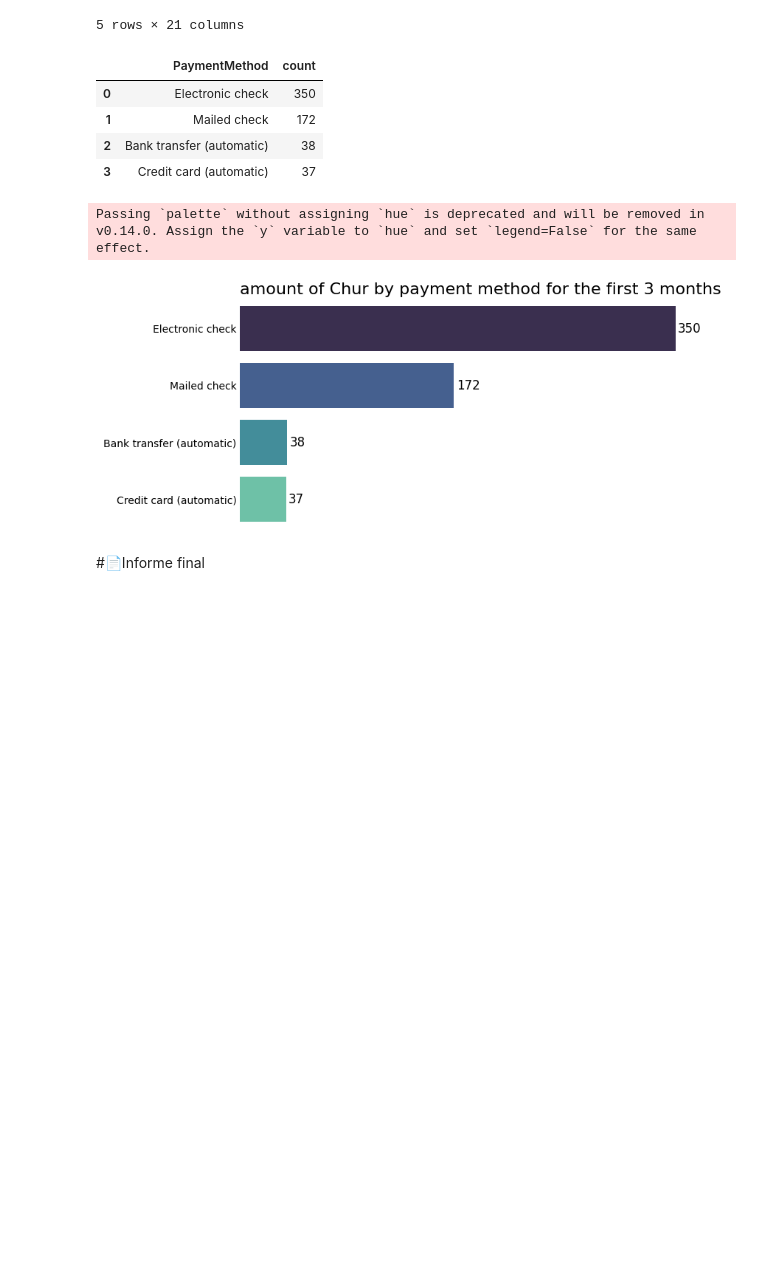
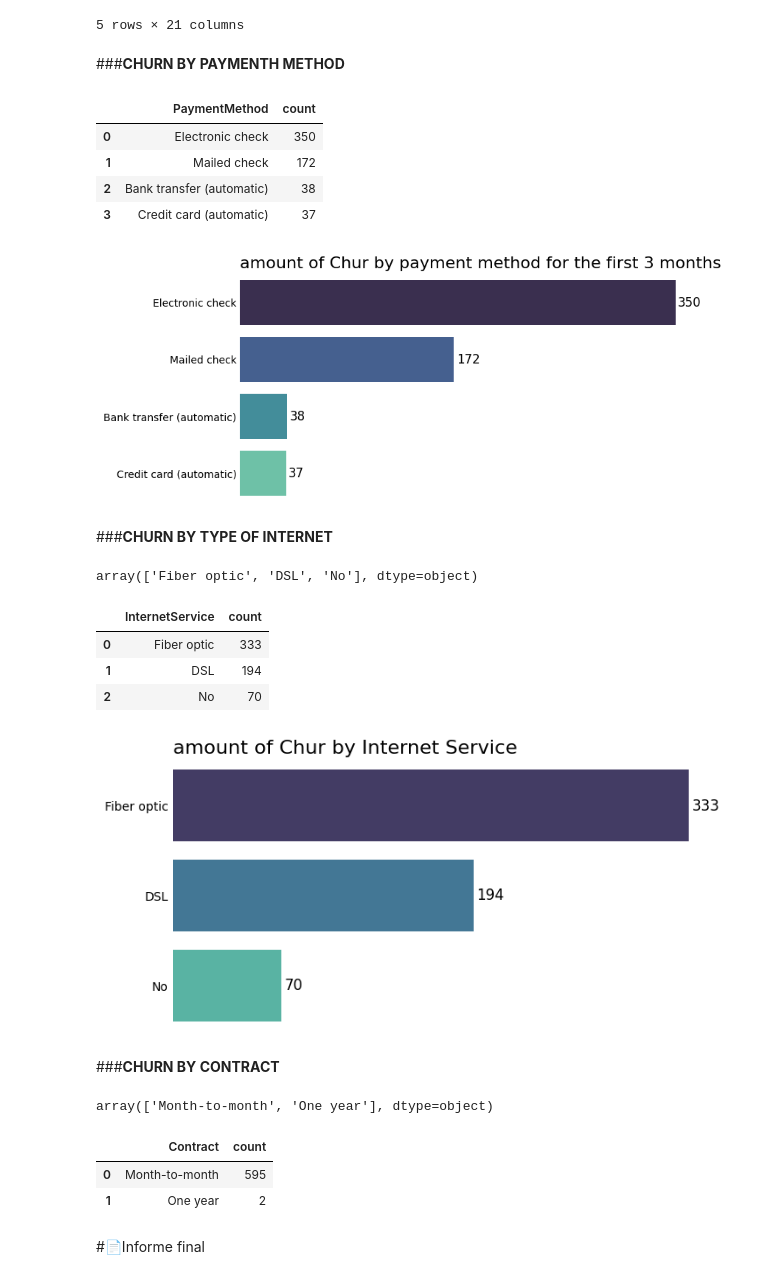
Before and after one commit to dialejo/Telecom-x, a Jupyter notebook: telecom_x_churn_analysis.ipynb, the cells around one changed output. Cells and saved outputs as stored; diff of their text form; code cells hidden in the pictures; blank space fills up the shorter version.

Commit message:
analisis

```diff
--- a/telecom_x_churn_analysis.ipynb
+++ b/telecom_x_churn_analysis.ipynb
@@ -457,6 +468,8 @@ df_analisis_02_tenurer.head()
 | 41 | 0067-DKWBL | Yes | Male | 1 | No | No | 2 | Yes | ... |
 | 64 | 0107-WESLM | Yes | Male | 0 | No | No | 1 | Yes | ... |
 5 rows × 21 columns
+# %% [markdown]
+###**CHURN BY PAYMENTH METHOD**
 # %%
 conteo_by_payment = df_analisis_02_tenurer['PaymentMethod'].value_counts().reset_index().sort_values(by='count',ascending=False)
 conteo_by_payment.head()
@@ -468,7 +481,11 @@ conteo_by_payment.head()
 | 3 | Credit card (automatic) | 37 |
 # %%
 fig, ax = plt.subplots(figsize=(8,4))
-ax = sns.barplot(data=conteo_by_payment,x='count',y='PaymentMethod',orient='h',palette='mako')
+conteo_by_payment['hue'] = conteo_by_payment['PaymentMethod']
+ax = sns.barplot(data=conteo_by_payment,x='count',
+                 hue='hue',
+                 y='PaymentMethod',orient='h',
+                 palette='mako')
 ax.set_title('amount of Chur by payment method for the first 3 months',
        loc ='left', fontsize = 16)
 ax.set_xlabel('Number of churn by payment method', fontsize = 14)
@@ -483,7 +500,57 @@ for i,j in enumerate(conteo_by_payment['count']):
 fig.savefig('/content/drive/MyDrive/Challenge telecom x/Churn_by_payment_method.png',transparent=False,dpi=300,bbox_inches='tight')
 plt.show()
 # %% [output]
-Passing `palette` without assigning `hue` is deprecated and will be removed in v0.14.0. Assign the `y` variable to `hue` and set `legend=False` for the same effect.
 [figure]
+# %% [markdown]
+###**CHURN BY TYPE OF INTERNET**
+# %%
+df_analisis_02_tenurer['InternetService'].unique()
+# %% [output]
+array(['Fiber optic', 'DSL', 'No'], dtype=object)
+# %%
+conteo_by_internet = df_analisis_02_tenurer['InternetService'].value_counts().reset_index().sort_values(by='count',ascending=False)
+conteo_by_internet.head(5)
+# %% [output]
+|  | InternetService | count |
+| 0 | Fiber optic | 333 |
+| 1 | DSL | 194 |
+| 2 | No | 70 |
+# %%
+fig, ax = plt.subplots(figsize=(8,4))
+conteo_by_internet['hue'] = conteo_by_internet['InternetService']
+ax = sns.barplot(data=conteo_by_internet,
+                 x='count',
+                 y='InternetService',
+                 hue='hue',
+                 orient='h',
+                 palette= 'mako')
+ax.set_title('amount of Chur by Internet Service',
+       loc ='left', fontsize = 16)
+ax.set_xlabel('Number of churn by Internet Service', fontsize = 14)
+ax.set_ylabel('')
+ax.set_frame_on(False)
+ax.tick_params(axis='y',which = 'both', length = 0)
+ax.xaxis.set_visible(False)
+
+for i,j in enumerate(conteo_by_internet['count']):
+  ax.text(j+2,i,str(j),color='black',fontsize=12,ha='left',va='center')
+
+fig.savefig('/content/drive/MyDrive/Challenge telecom x/Churn_by_InternetService.png',transparent=False,dpi=300,bbox_inches='tight')
+plt.show()
+# %% [output]
+[figure, added]
+# %% [markdown]
+###**CHURN BY CONTRACT**
+# %%
+df_analisis_02_tenurer['Contract'].unique()
+# %% [output]
+array(['Month-to-month', 'One year'], dtype=object)
+# %%
+conteo_by_contract = df_analisis_02_tenurer['Contract'].value_counts().reset_index().sort_values(by='count',ascending=False)
+conteo_by_contract.head()
+# %% [output]
+|  | Contract | count |
+| 0 | Month-to-month | 595 |
+| 1 | One year | 2 |
 # %% [markdown]
 #📄Informe final
```
Also changed, not shown: parts of 6 cells of this notebook.
